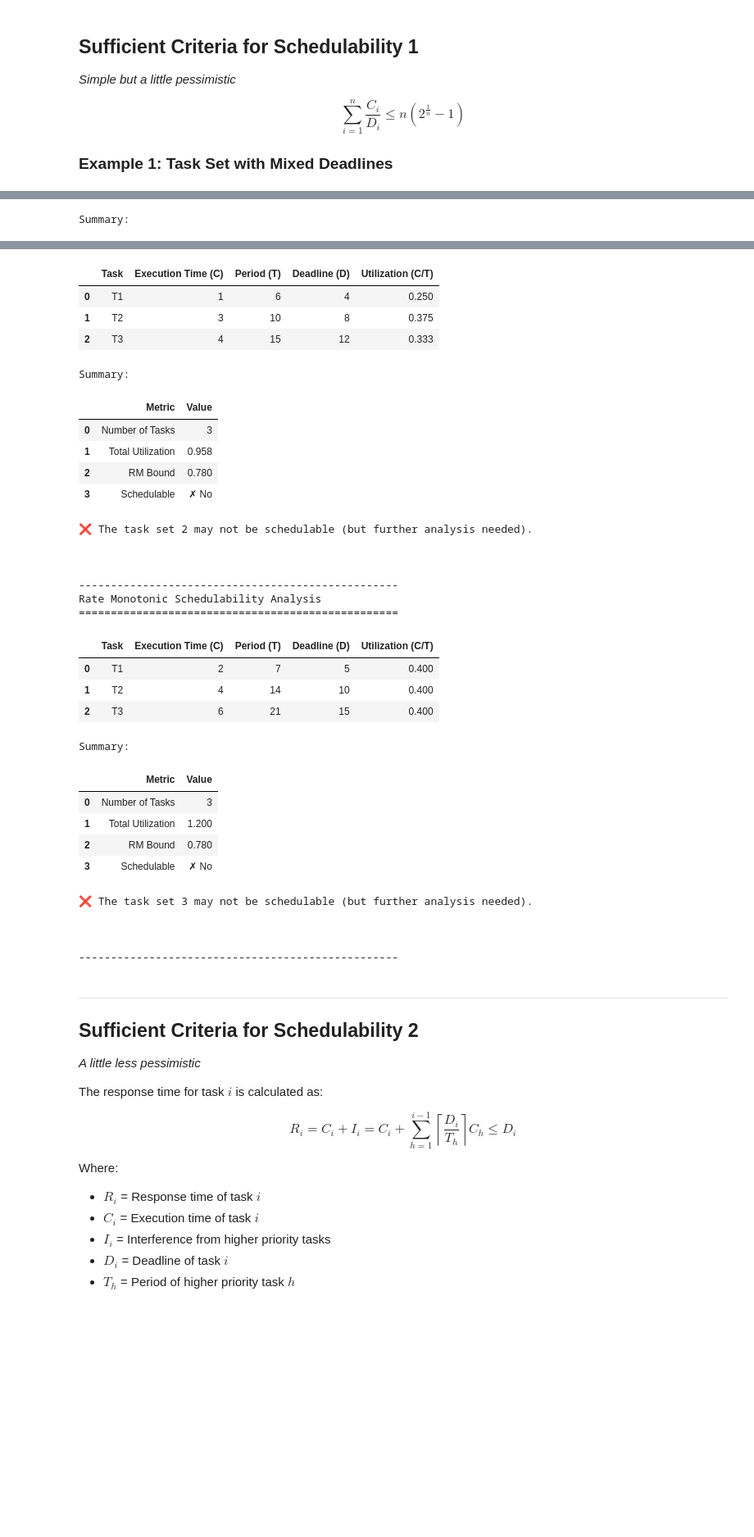
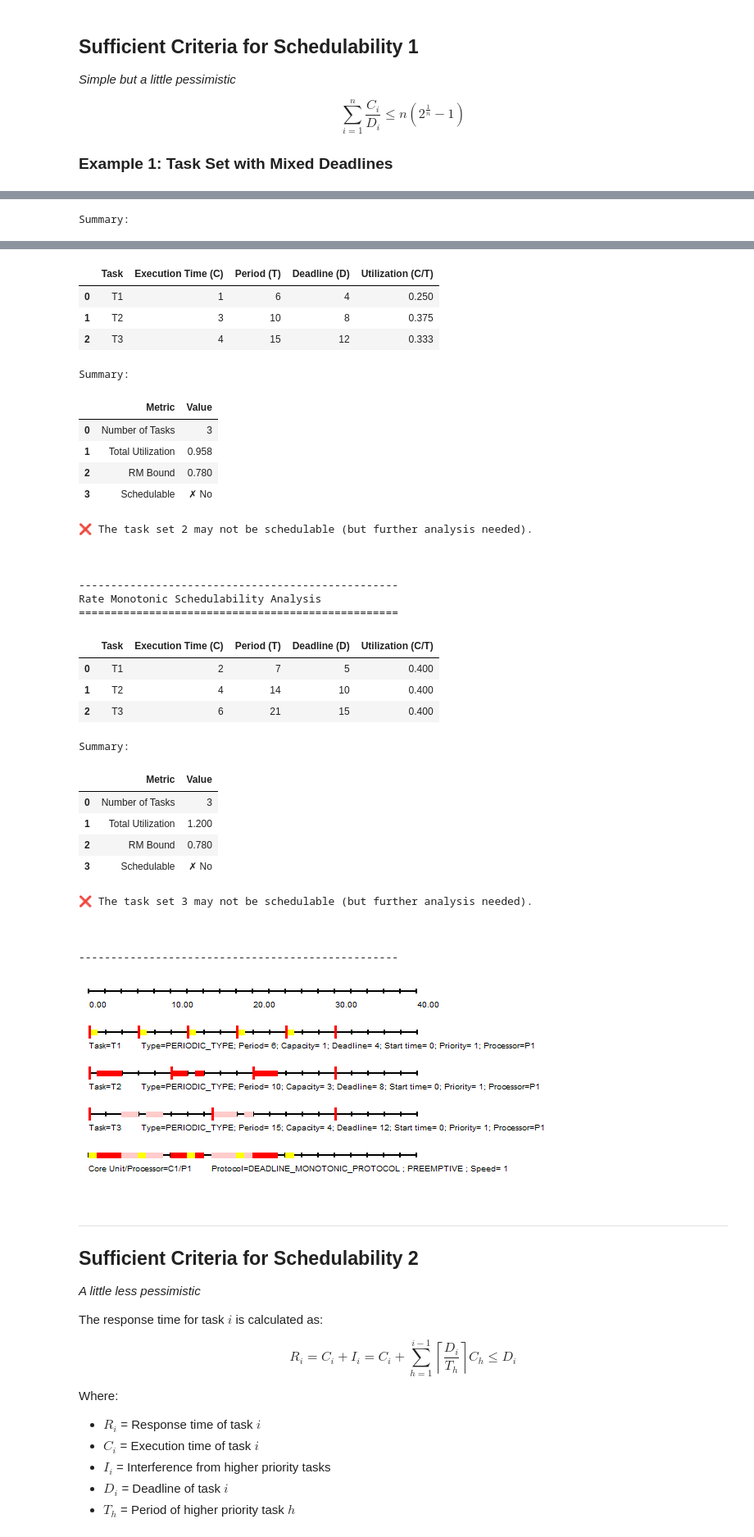
Before and after one commit to teiamas/task_sched, a Jupyter notebook: DeadlineMonotonic.ipynb, the cells around one changed output, grey strips where cells are left out. Shown at 82% size. Drawn from its saved outputs; the diff is of its cells as text; code cells hidden in the pictures; blank space fills up the shorter version.

```diff
--- a/DeadlineMonotonic.ipynb
+++ b/DeadlineMonotonic.ipynb
@@ -132,6 +134,7 @@ def check_schedulability(task_set, set_name):
 schedulable[0][0] = check_schedulability(task_set_1, "task set 1")
 schedulable[1][0] = check_schedulability(task_set_2, "task set 2")
 schedulable[2][0] = check_schedulability(task_set_3, "task set 3")
+display(Image(filename="task_set_2_DRM.png"))
 # %% [output]
 🔍 Schedulability Analysis (Sufficient Condition 1):
 ==================================================
@@ -159,33 +162,34 @@ Rate Monotonic Schedulability Analysis
 | 1 | T2 | 3 | 10 | 8 | 0.375 |
 | 2 | T3 | 4 | 15 | 12 | 0.333 |
 Summary:
 |  | Metric | Value |
 | 0 | Number of Tasks | 3 |
 | 1 | Total Utilization | 0.958 |
 | 2 | RM Bound | 0.780 |
 | 3 | Schedulable | ✗ No |
 ❌ The task set 2 may not be schedulable (but further analysis needed).
 
 
 
 --------------------------------------------------
 Rate Monotonic Schedulability Analysis
 ==================================================
 |  | Task | Execution Time (C) | Period (T) | Deadline (D) | Utilization (C/T) |
 | 0 | T1 | 2 | 7 | 5 | 0.400 |
 | 1 | T2 | 4 | 14 | 10 | 0.400 |
 | 2 | T3 | 6 | 21 | 15 | 0.400 |
 Summary:
 |  | Metric | Value |
 | 0 | Number of Tasks | 3 |
 | 1 | Total Utilization | 1.200 |
 | 2 | RM Bound | 0.780 |
 | 3 | Schedulable | ✗ No |
 ❌ The task set 3 may not be schedulable (but further analysis needed).
 
 
 
 --------------------------------------------------
+[figure, added]
 # %% [markdown]
 ---
 
```
Also changed, not shown: parts of 3 cells of this notebook, 4 other files.
